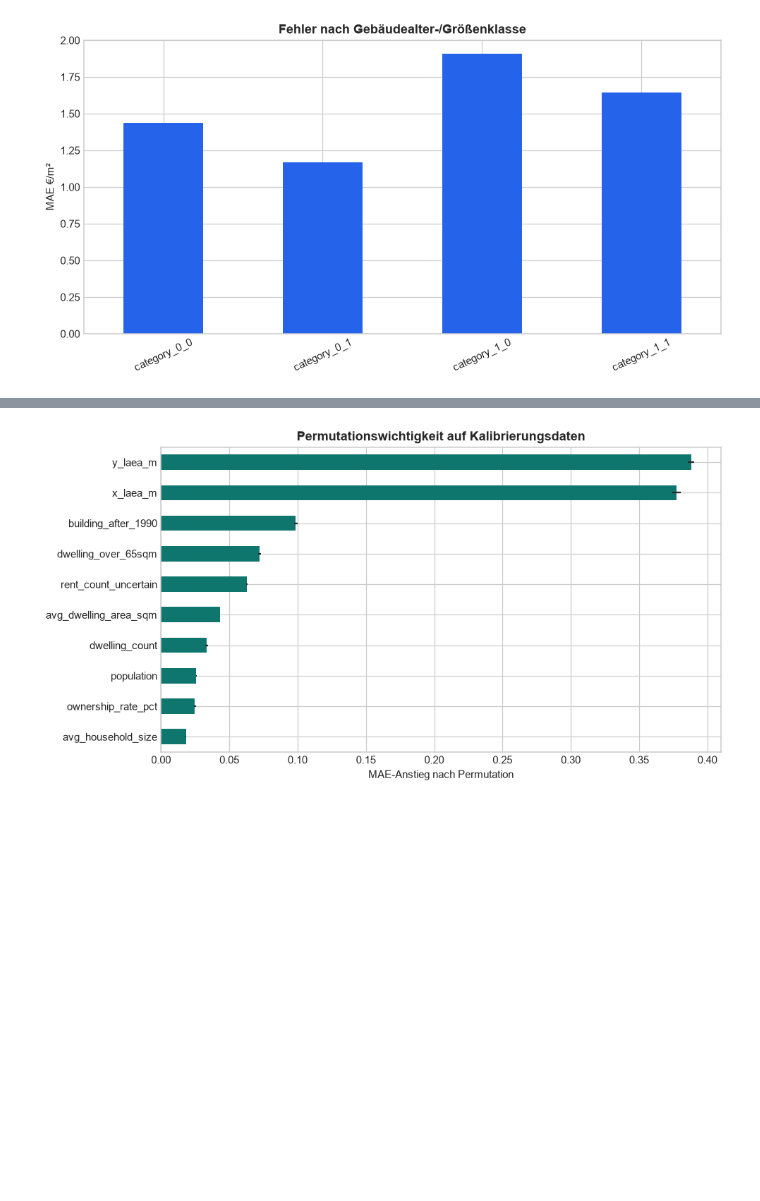
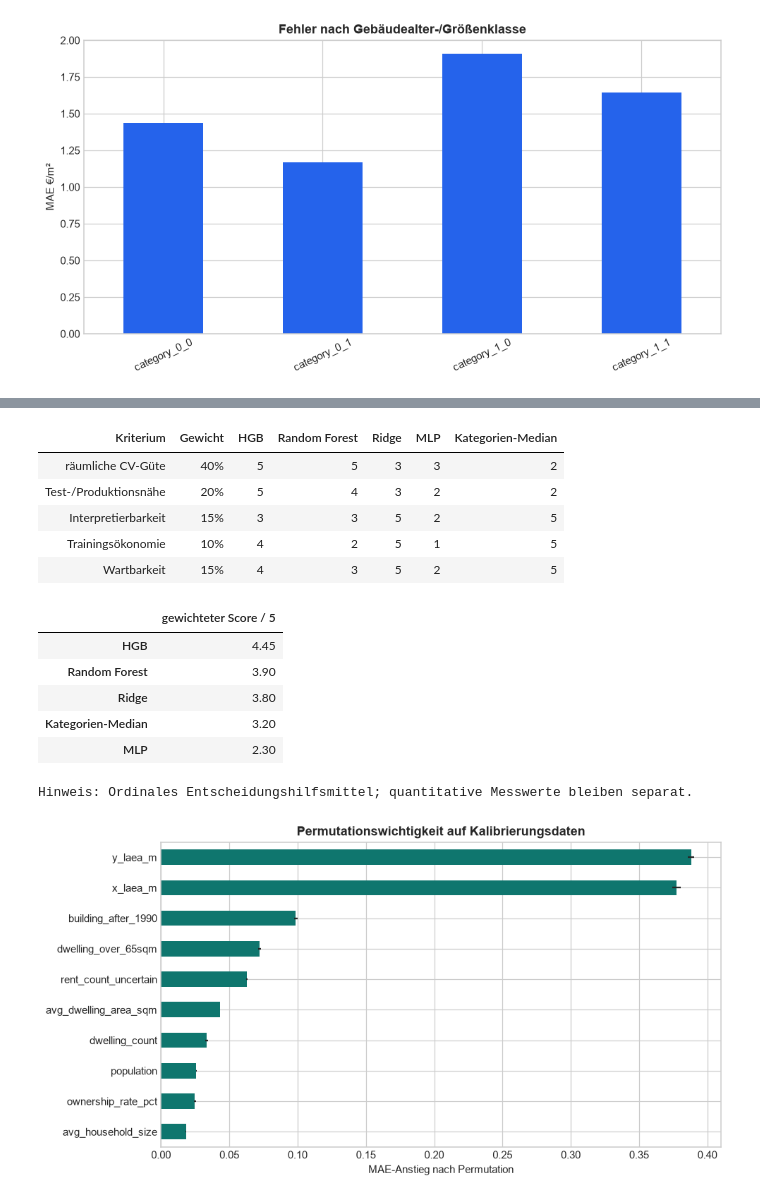
Before and after one commit to neleknaak-31/MietCheck, a Jupyter notebook: notebooks/05_kreuzvalidierung.ipynb, the cells around one changed output, grey strips where cells are left out. Drawn from its saved outputs; the diff is of its cells as text; code cells hidden in the pictures; blank space fills up the shorter version.

```diff
--- a/notebooks/05_kreuzvalidierung.ipynb
+++ b/notebooks/05_kreuzvalidierung.ipynb
@@ -92,3 +116,35 @@ plt.tight_layout(); plt.show()
+# %%
+decision = pd.DataFrame({
+    "Kriterium": ["räumliche CV-Güte", "Test-/Produktionsnähe", "Interpretierbarkeit",
+                  "Trainingsökonomie", "Wartbarkeit"],
+    "Gewicht": [0.40, 0.20, 0.15, 0.10, 0.15],
+    "HGB": [5, 5, 3, 4, 4],
+    "Random Forest": [5, 4, 3, 2, 3],
+    "Ridge": [3, 3, 5, 5, 5],
+    "MLP": [3, 2, 2, 1, 2],
+    "Kategorien-Median": [2, 2, 5, 5, 5],
+})
+scores = {
+    model: float((decision[model] * decision["Gewicht"]).sum())
+    for model in decision.columns[2:]
+}
+display(decision.style.format({"Gewicht": "{:.0%}"}).hide(axis="index"))
+display(pd.Series(scores, name="gewichteter Score / 5").sort_values(ascending=False).to_frame())
+print("Hinweis: Ordinales Entscheidungshilfsmittel; quantitative Messwerte bleiben separat.")
+# %% [output]
+| Kriterium | Gewicht | HGB | Random Forest | Ridge | MLP | Kategorien-Median |
+| räumliche CV-Güte | 40% | 5 | 5 | 3 | 3 | 2 |
+| Test-/Produktionsnähe | 20% | 5 | 4 | 3 | 2 | 2 |
+| Interpretierbarkeit | 15% | 3 | 3 | 5 | 2 | 5 |
+| Trainingsökonomie | 10% | 4 | 2 | 5 | 1 | 5 |
+| Wartbarkeit | 15% | 4 | 3 | 5 | 2 | 5 |
+|  | gewichteter Score / 5 |
+| HGB | 4.45 |
+| Random Forest | 3.90 |
+| Ridge | 3.80 |
+| Kategorien-Median | 3.20 |
+| MLP | 2.30 |
+Hinweis: Ordinales Entscheidungshilfsmittel; quantitative Messwerte bleiben separat.
 # %%
 importance = pd.DataFrame(
     report["permutation_importance_on_calibration_sample"]["results"]
```
Also changed, not shown: parts of 6 cells of this notebook, 16 other files.
